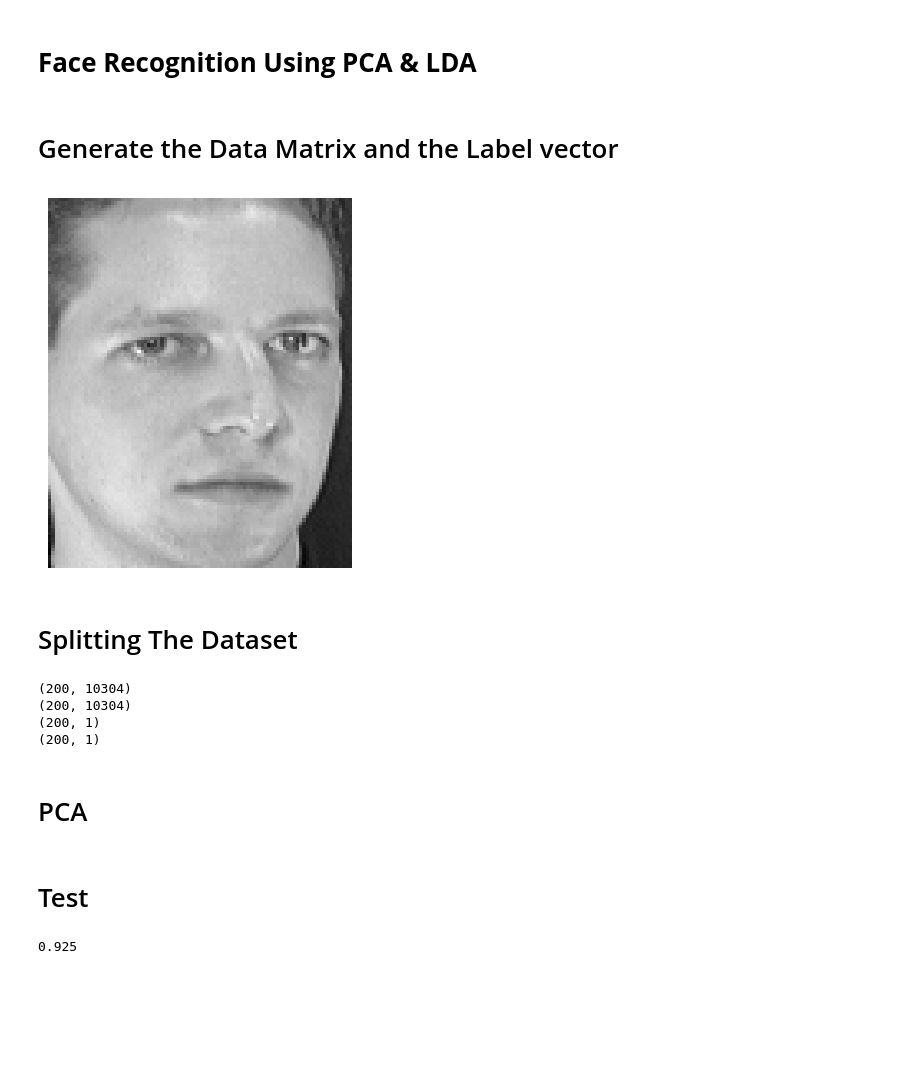
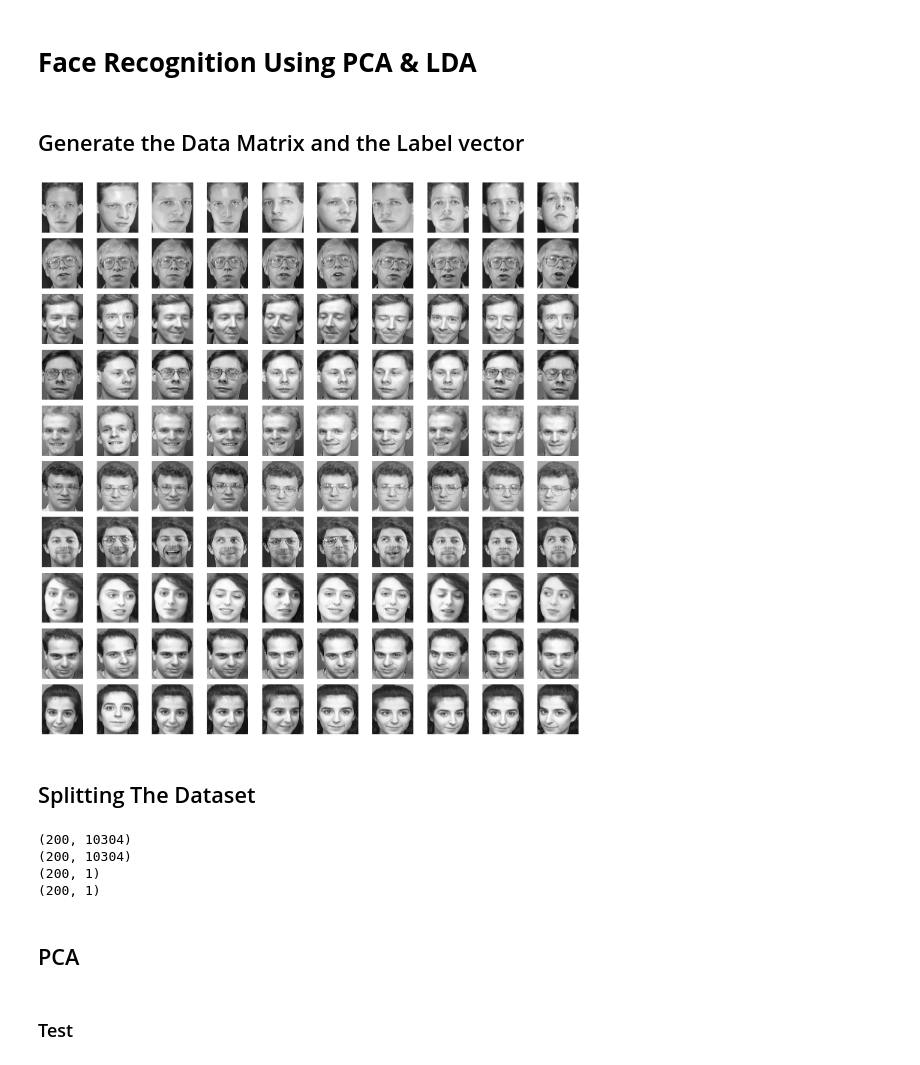
Before and after one commit to ahmedsamir459/Face-Recognition, a Jupyter notebook: PCA_LDA.ipynb, the cells around one changed output. Saved outputs shown, nothing was run; the diff lists cells and outputs as text; code cells hidden in the pictures; blank space fills up the shorter version.

```diff
--- a/PCA_LDA.ipynb
+++ b/PCA_LDA.ipynb
@@ -8,5 +10,5 @@ from PIL import Image
 from sklearn.neighbors import KNeighborsClassifier
 from sklearn.metrics import accuracy_score
 # %% [markdown]
-# Generate the Data Matrix and the Label vector
+## Generate the Data Matrix and the Label vector
 # %%
@@ -27,14 +29,21 @@ for path in paths:
 # %%
 image_height = 112
 image_width = 92
-image_array = np.reshape(Data[0], (image_height, image_width))
 
-# Plot the image
-plt.imshow(image_array, cmap='gray')  # Use cmap='gray' for grayscale images
-plt.axis('off')  # Turn off axis
+fig, axs = plt.subplots(10, 10, figsize=(15, 15))  # Create a grid of 2x2 subplots
+
+# Flatten the array of axes
+axs = axs.ravel()
+
+for i in range(100):  # Change this to plot more/fewer images
+    image_array = np.reshape(Data[i], (image_height, image_width))
+    axs[i].imshow(image_array, cmap="gray")  # Use cmap='gray' for grayscale images
+    axs[i].axis("off")  # Turn off axis
+
+plt.tight_layout()
 plt.show()
 # %% [output]
-[figure, old version]
+[figure, new version]
 # %% [markdown]
-# Splitting The Dataset
+## Splitting The Dataset
 # %%
@@ -52,5 +61,5 @@ print(y_test.shape)
 (200, 1)
 (200, 1)
 # %% [markdown]
-# PCA
+## PCA
 # %%
@@ -83,18 +93,12 @@ def PCA(X_train, alpha):
 # %% [markdown]
-# Test
+### Test
 # %%
-def Test(alpha):
- X_train_pca, mean_face, eigenfaces = PCA(X_train, alpha)
- # project the test data on the eigenfaces
- X_test_centralized = X_test - mean_face
- X_test_pca = X_test_centralized @ eigenfaces
- # classify the test data using the nearest neighbor classifier
- knn= KNeighborsClassifier(n_neighbors=1)
- knn.fit(X_train_pca, y_train)
- y_pred=knn.predict(X_test_pca)
- accuracy=accuracy_score(y_test, y_pred)
- return accuracy
-
-print(Test(0.85))
+def Test(alpha, k):
+    X_train_pca, mean_face, eigenfaces = get_PCA(X_train, alpha)
+    X_test_centralized = X_test - mean_face
+    X_test_pca = X_test_centralized @ eigenfaces
+    knn = KNeighborsClassifier(k)
+    knn.fit(X_train_pca, y_train.ravel())
+    y_pred = knn.predict(X_test_pca)
+    accuracy = accuracy_score(y_test, y_pred.ravel())
+    return accuracy
-# %% [output]
-0.925
```
Also changed, not shown: parts of 7 cells of this notebook.
